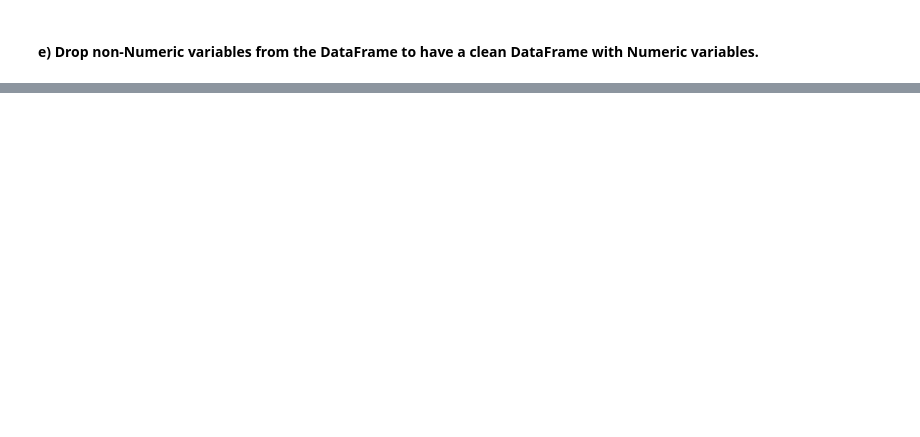
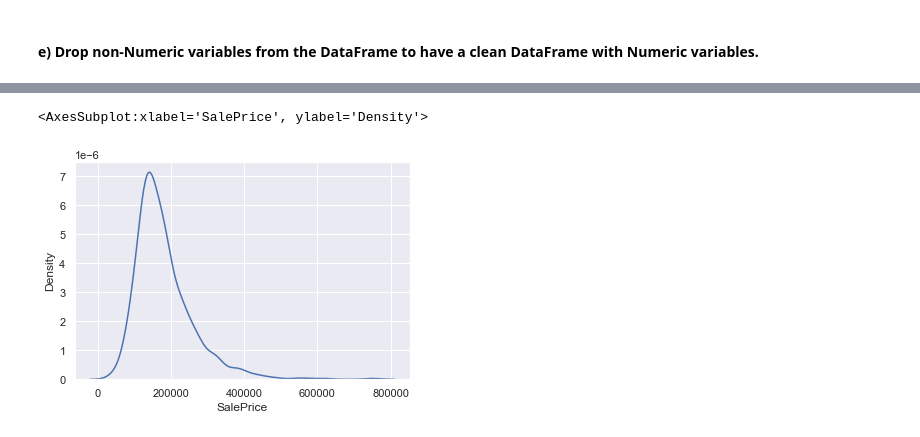
Before and after one commit to Magiccofee/School-Projects, a Jupyter notebook: MA0218/Exercise 2/Exercise2_solution.ipynb, the cells around one changed output, grey strips where cells are left out. Cells and saved outputs as stored; diff of their text form; code cells hidden in the pictures; blank space fills up the shorter version.

```diff
--- a/MA0218/Exercise 2/Exercise2_solution.ipynb
+++ b/MA0218/Exercise 2/Exercise2_solution.ipynb
@@ -38,0 +237,5 @@ sb.set() # set the default Seaborn style for graphics
+# %%
+sb.kdeplot(clean_data['SalePrice'])
+# %% [output]
+<AxesSubplot:xlabel='SalePrice', ylabel='Density'>
+[figure, added]
```
Also changed, not shown: parts of 36 cells of this notebook.
